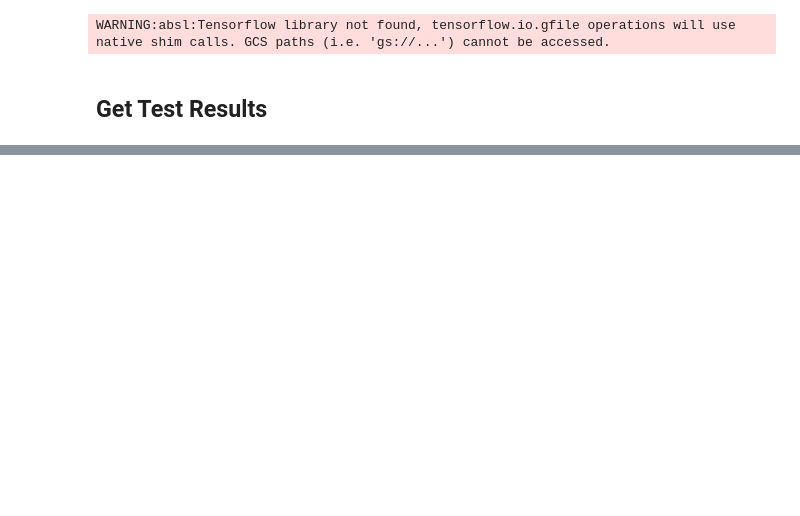
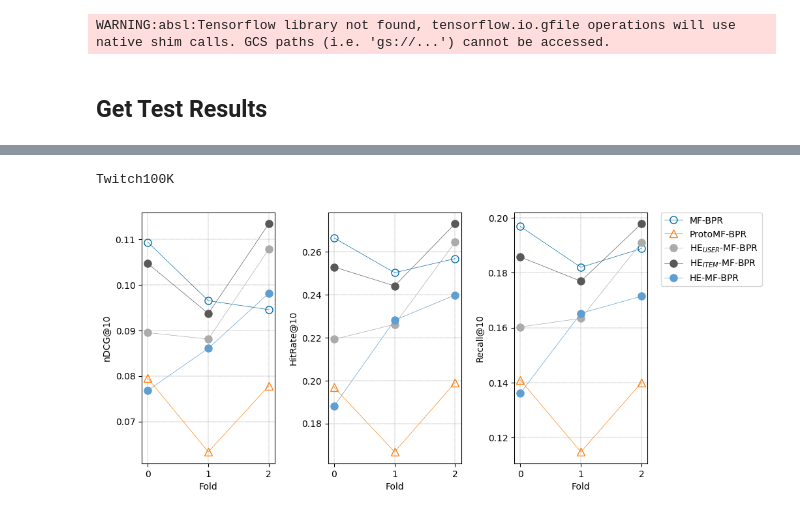
Before and after one commit to KaiSugahara/HERec, a Jupyter notebook: notebook/02_totallingTestResults.ipynb, the cells around one changed output, grey strips where cells are left out. Cells and saved outputs as stored; diff of their text form; code cells hidden in the pictures; blank space fills up the shorter version.

```diff
--- a/notebook/02_totallingTestResults.ipynb
+++ b/notebook/02_totallingTestResults.ipynb
@@ -480,0 +206,55 @@ HE_NeuMF_BPR & \uline{0.202 $\pm$ 0.028} & \uline{0.030 $\pm$ 0.002} & \uline{0.
+# %%
+def work():
+
+    datasetNameList = ["Twitch100K"]
+    modelNameList = ["MF_BPR", "ProtoMF_BPR", "HE_MF_USER_BPR", "HE_MF_ITEM_BPR", "HE_MF_BPR"]
+    markerMap = {
+        "MF_BPR": "o",
+        "ProtoMF_BPR": "^",
+        "HE_MF_USER_BPR": "o",
+        "HE_MF_ITEM_BPR": "o",
+        "HE_MF_BPR": "o",
+        "NeuMF_BPR": "s",
+        "HE_NeuMF_BPR": "s",
+    }
+    metricMap = { f"{metricName}_{k}": f"{metricName}@{k}" for metricName in ["nDCG", "HitRate", "Recall"] for k in [10] }
+
+    # データセットごとに可視化
+    for datasetName in datasetNameList:
+
+        print( datasetName )
+
+        ## 絞る
+
+        df_TARGET = df_RESULT.filter(
+            (pl.col("dataset_name") == datasetName) & pl.col("model_name").is_in(modelNameList)
+        ).select(
+            [pl.all().exclude("^metrics(.*?)$")] + [pl.col(f"metrics.{old_name}").alias(new_name) for old_name, new_name in metricMap.items()]
+        )
+
+        ## 可視化
+
+        fig, axes = plt.subplots(1, len(metricMap), figsize=(10, 5))
+
+        plt.subplots_adjust(wspace=0.7)
+
+        for col_i, metricName in enumerate(metricMap.values()):
+
+            for model_i, modelName in enumerate(modelNameList):
+
+                x = df_TARGET.filter( pl.col("model_name") == modelName ).sort("params.seed").get_column("params.seed")
+                y = df_TARGET.filter( pl.col("model_name") == modelName ).sort("params.seed").get_column(metricName)
+                axes[col_i].plot( x, y, linewidth=0.5, marker=markerMap[modelName], markersize=8, fillstyle=("full" if "HE_" in modelName else "none"), label=labeler(modelName) )
+                axes[col_i].grid(color='black', linestyle=':', linewidth=0.3)
+                axes[col_i].set_xlabel("Fold")
+                axes[col_i].set_ylabel(metricName)
+
+        axes[-1].legend( bbox_to_anchor=(1.1, 1), loc='upper left', borderaxespad=0 )
+        plt.subplots_adjust(wspace=0.4)
+        plt.savefig(f"RANKING_{datasetName}.pdf", bbox_inches='tight')
+        plt.show()
+
+work()
+# %% [output]
+Twitch100K
+[figure, added]
```
Also changed, not shown: parts of 25 cells of this notebook, 11 other files.
